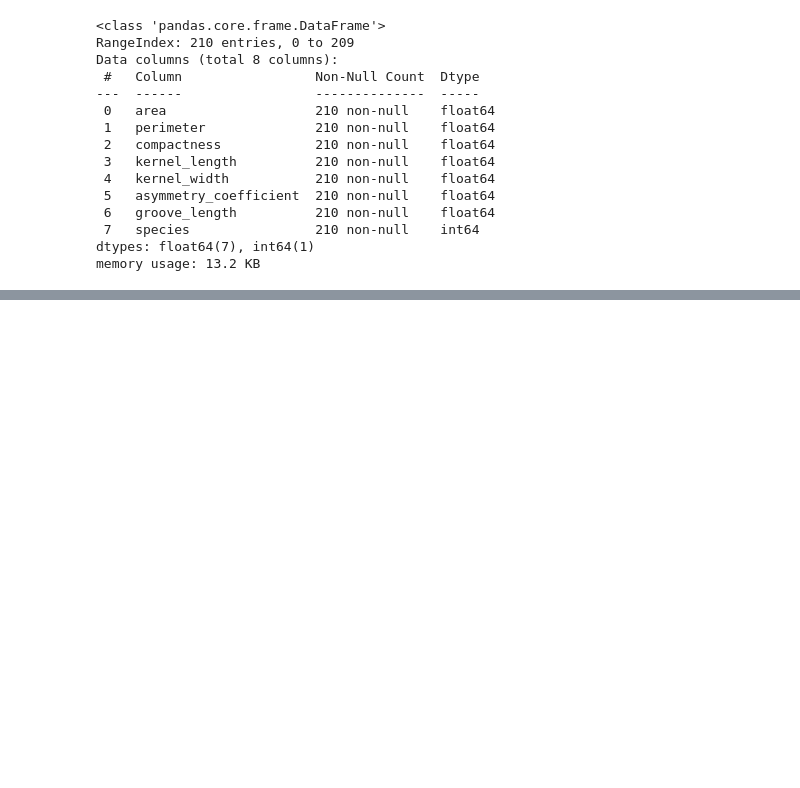
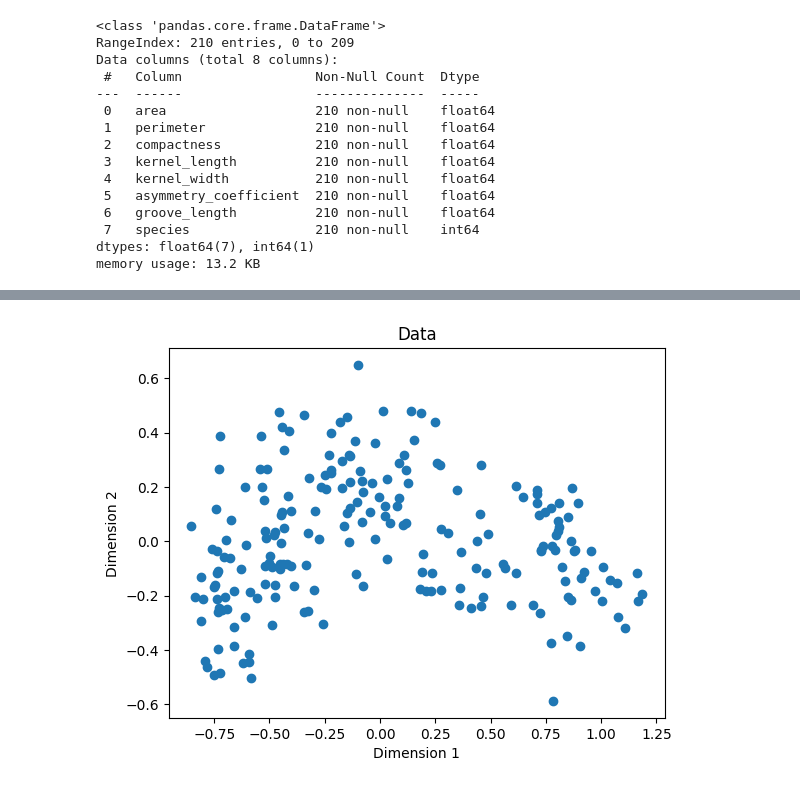
Before and after one commit to mugendii/Seed-Species-Clustering, a Jupyter notebook: k_means_nb.ipynb, the cells around one changed output, grey strips where cells are left out. Drawn from its saved outputs; the diff is of its cells as text; code cells hidden in the pictures; blank space fills up the shorter version.

```diff
--- a/k_means_nb.ipynb
+++ b/k_means_nb.ipynb
@@ -51,0 +64,3 @@ df.describe()
+# %%
+features = df[df.columns[:-1]]
+features.head()
@@ -51,0 +76,11 @@ df.describe()
+# %%
+from sklearn.preprocessing import MinMaxScaler
+from sklearn.decomposition import PCA
+
+# Normalize the numeric features so they're on the same scale
+scaled_features = MinMaxScaler().fit_transform(features)
+
+# Get two principal components
+pca = PCA(n_components=2).fit(scaled_features)
+features_2d = pca.transform(scaled_features)
+features_2d[0:10]
@@ -51,0 +98,13 @@ df.describe()
+# %%
+# visualize the features in 2D
+import matplotlib.pyplot as plt
+
+%matplotlib inline
+
+plt.scatter(features_2d[:,0],features_2d[:,1])
+plt.xlabel('Dimension 1')
+plt.ylabel('Dimension 2')
+plt.title('Data')
+plt.show()
+# %% [output]
+[figure, added]
```
Also changed, not shown: parts of 6 cells of this notebook.
